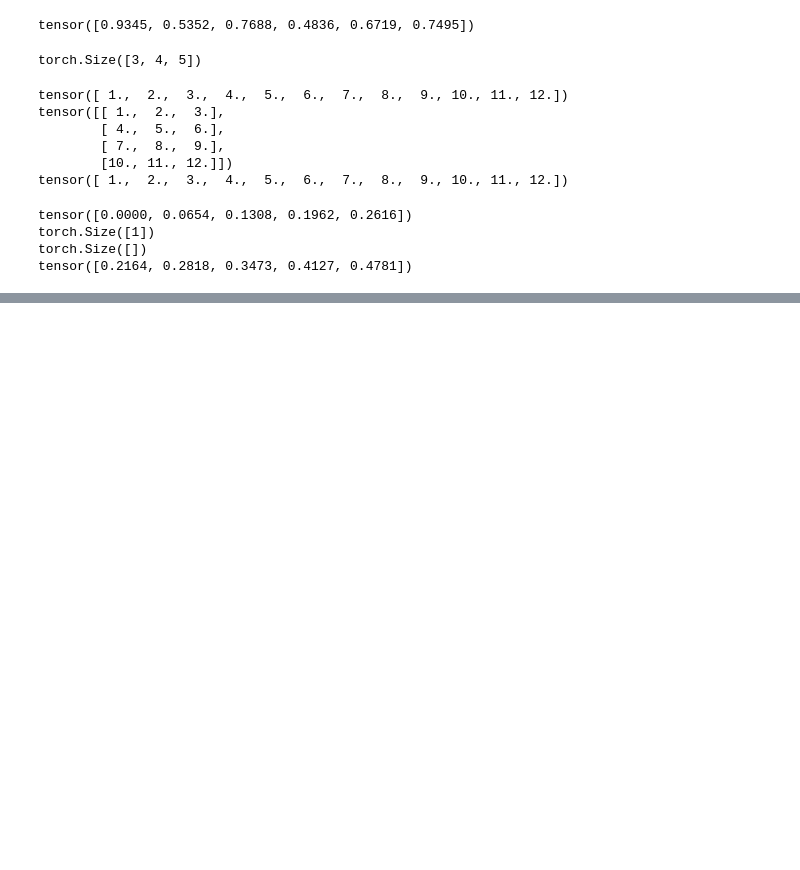
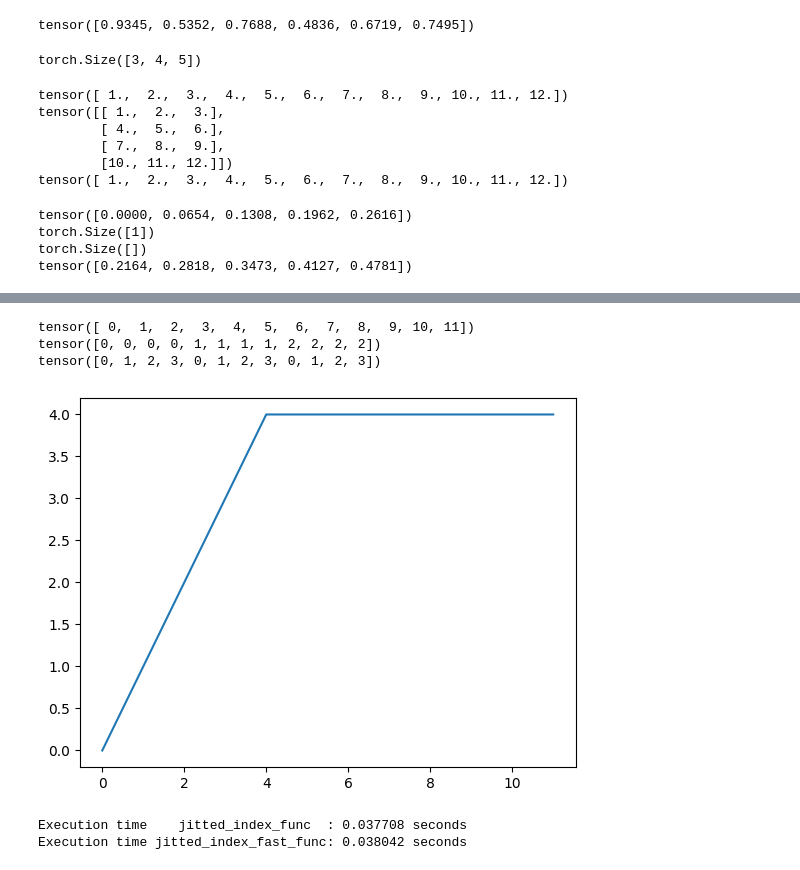
Before and after one commit to Batou1406/dls_orbit_bat_private, a Jupyter notebook: source/extensions/omni.isaac.orbit_tasks/omni/isaac/orbit_tasks/locomotion/model_based/playground.ipynb, the cells around one changed output, grey strips where cells are left out. Drawn from its saved outputs; the diff is of its cells as text; code cells hidden in the pictures; blank space fills up the shorter version.

```diff
--- a/source/extensions/omni.isaac.orbit_tasks/omni/isaac/orbit_tasks/locomotion/model_based/playground.ipynb
+++ b/source/extensions/omni.isaac.orbit_tasks/omni/isaac/orbit_tasks/locomotion/model_based/playground.ipynb
@@ -2342,0 +2559,77 @@ tensor([0.2164, 0.2818, 0.3473, 0.4127, 0.4781])
+# %%
+import matplotlib.pyplot as plt
+import torch
+
+x = torch.arange(12)
+f_param = 4
+
+print(x)
+print(x//f_param)
+print(x%f_param)
+
+y = x - ((x%f_param)*(x//f_param))
+# y = x - ((x%f_param)*(f_param)*(x//f_param))
+# y = x - ((f_param)*(x//f_param))
+
+y = x - ((x-f_param) * (x >= f_param))
+
+plt.plot(y)
+plt.show()
+# %% [output]
+tensor([ 0,  1,  2,  3,  4,  5,  6,  7,  8,  9, 10, 11])
+tensor([0, 0, 0, 0, 1, 1, 1, 1, 2, 2, 2, 2])
+tensor([0, 1, 2, 3, 0, 1, 2, 3, 0, 1, 2, 3])
+[figure, added]
+# %%
+import jax
+import jax.numpy as jnp
+from jax import random
+import time
+import matplotlib.pyplot as plt
+
+def index_func(f_param, x):
+    return x - ((x-f_param) * (x >= f_param))
+
+def index_fast_func(f_param, x):
+    return jnp.minimum(x, f_param)
+
+
+datatype = 'float32'
+device = jax.devices('gpu')[0]
+key = random.PRNGKey(0)
+f_param = 4
+iter=1000
+
+# parameters = jnp.array((1.0, 1.0, 0.0), dtype=datatype)
+x = 10*random.uniform(key, (1000000,1), dtype=datatype)
+
+y = index_func(f_param, x)
+
+# plt.scatter(x,y)
+# plt.show()
+
+jitted_index_func = jax.jit(index_func, device=device)
+jitted_index_fast_func = jax.jit(index_fast_func, device=device)
+
+jitted_index_func(f_param, x)
+jitted_index_fast_func(f_param, x)
+
+# Measure execution time
+start_time = time.time()
+for i in range(iter):
+    result = jitted_index_func(f_param, x)
+end_time = time.time()
+print(f"Execution time    jitted_index_func  : {end_time - start_time:.6f} seconds")
+
+# Measure execution time
+start_time = time.time()
+for i in range(iter):
+    result = jitted_index_fast_func(f_param, x)
+end_time = time.time()
+print(f"Execution time jitted_index_fast_func: {end_time - start_time:.6f} seconds")
+
+# plt.scatter(x,result)
+# plt.show()
+# %% [output]
+Execution time    jitted_index_func  : 0.037708 seconds
+Execution time jitted_index_fast_func: 0.038042 seconds
```
Also changed, not shown: parts of 1 cell of this notebook, 1 other file.
